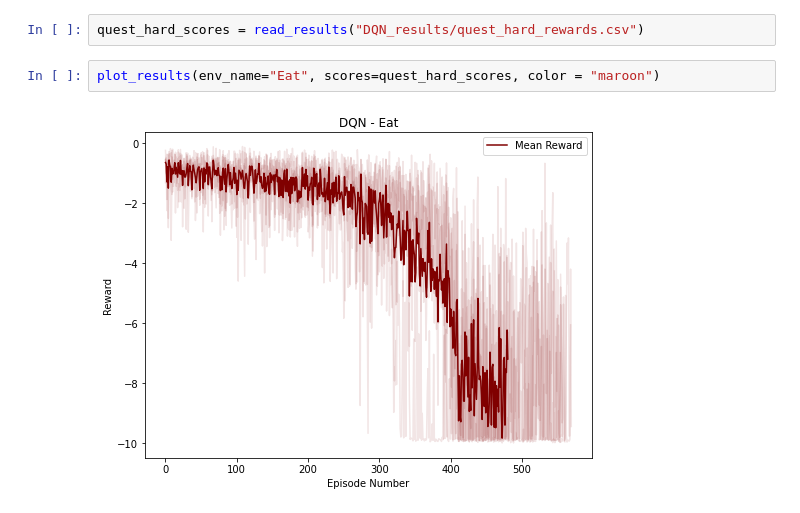
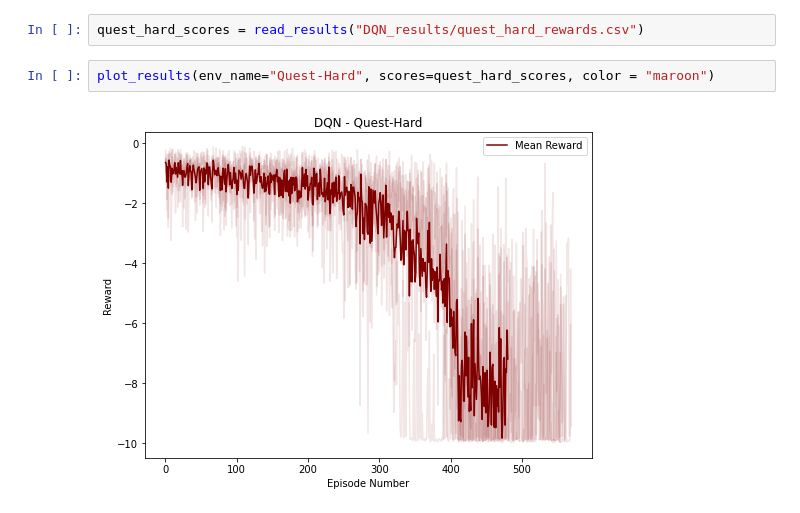
Before and after one commit to BrentonBudler/deep-rl-minihack-the-planet, a Jupyter notebook: DQN.ipynb, the cells around one changed output. Cells and saved outputs as stored; diff of their text form.

```diff
--- a/DQN.ipynb
+++ b/DQN.ipynb
@@ -457,6 +456,6 @@ quest_hard_scores = run_dqn(env,number_episodes=500,max_episode_length=200,itera
 # %%
 quest_hard_scores = read_results("DQN_results/quest_hard_rewards.csv")
 # %%
-plot_results(env_name="Eat", scores=quest_hard_scores, color = "maroon")
+plot_results(env_name="Quest-Hard", scores=quest_hard_scores, color = "maroon")
 # %% [output]
-[figure, old version]
+[figure, new version]
```
Also changed, not shown: parts of 1 cell of this notebook.
